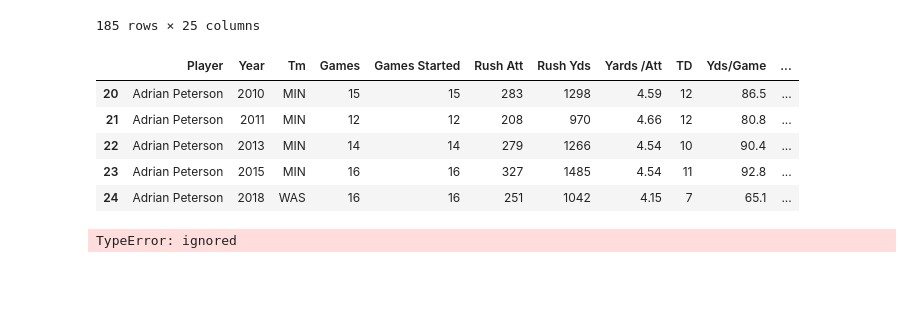
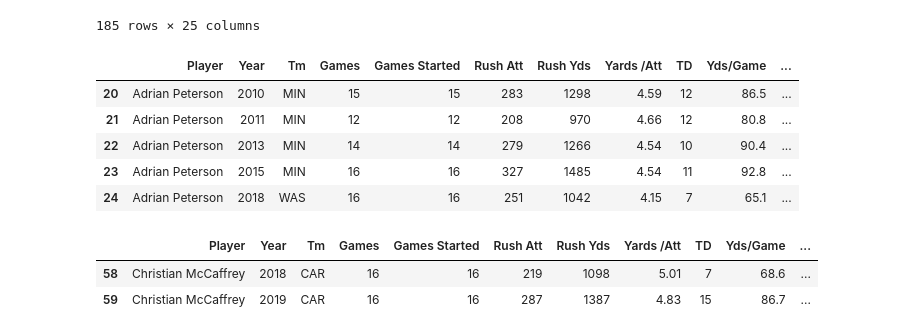
Before and after one commit to rich1123/DataEngineering.Labs.AirflowProject, a Jupyter notebook: football.ipynb, the cells around one changed output. Saved outputs shown, nothing was run; the diff lists cells and outputs as text; code cells hidden in the pictures; blank space fills up the shorter version.

```diff
--- a/football.ipynb
+++ b/football.ipynb
@@ -104,6 +108,12 @@ AP
 | 23 | Adrian Peterson | 2015 | MIN | 16 | 16 | 327 | 1485 | 4.54 | 11 | 92.8 | ... |
 | 24 | Adrian Peterson | 2018 | WAS | 16 | 16 | 251 | 1042 | 4.15 | 7 | 65.1 | ... |
 # %%
-rb_adp.mean(axis = ['Pick'], skipna = True)
+rb_avg = rb_adp['Pick'].mean(skipna = True)
-# %% [output]
-TypeError: ignored
+# %%
+CMC =  rb_adp.loc[rb_adp['Player'] == 'Christian McCaffrey']
+# %%
+CMC
+# %% [output]
+|  | Player | Year | Tm | Games | Games Started | Rush Att | Rush Yds | Yards /Att | TD | Yds/Game | ... |
+| 58 | Christian McCaffrey | 2018 | CAR | 16 | 16 | 219 | 1098 | 5.01 | 7 | 68.6 | ... |
+| 59 | Christian McCaffrey | 2019 | CAR | 16 | 16 | 287 | 1387 | 4.83 | 15 | 86.7 | ... |
```
Also changed, not shown: parts of 1 cell of this notebook.
